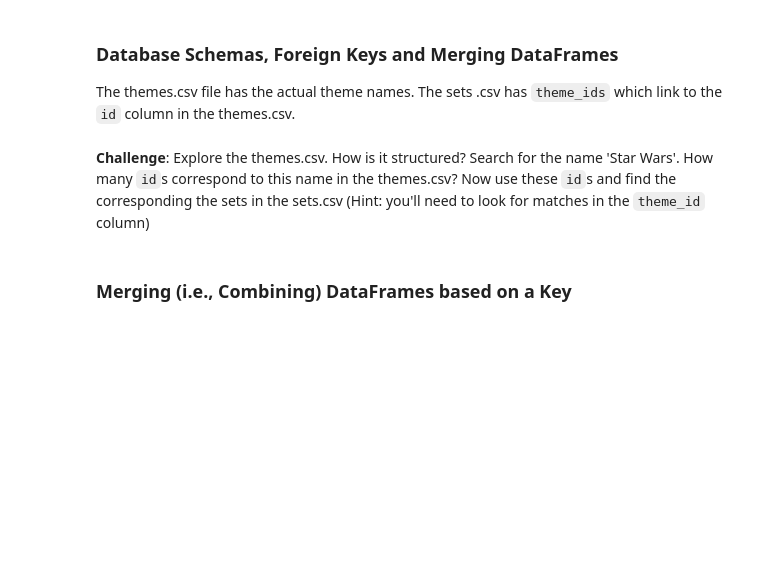
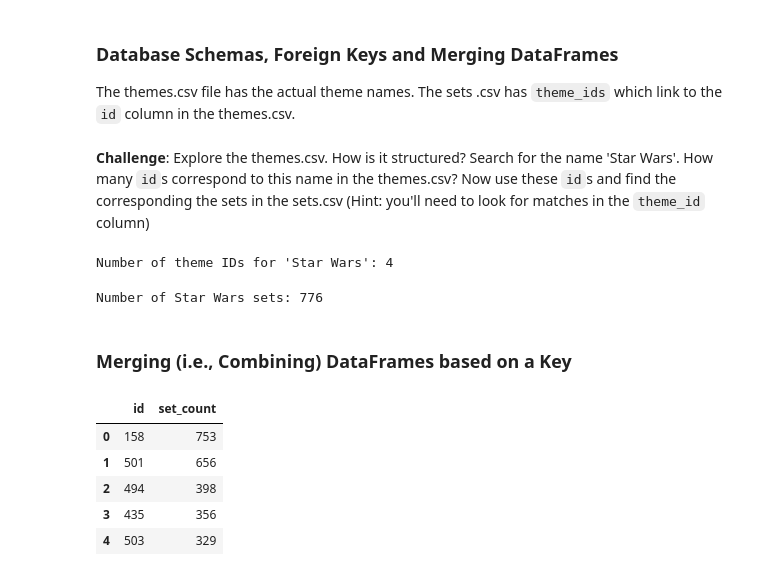
Before and after one commit to heyliceeee/Analyse-Lego-Dataset, a Jupyter notebook: Lego_Analysis.ipynb, the cells around one changed output. Saved outputs shown, nothing was run; the diff lists cells and outputs as text; code cells hidden in the pictures; blank space fills up the shorter version.

```diff
--- a/Lego_Analysis.ipynb
+++ b/Lego_Analysis.ipynb
@@ -280,5 +280,28 @@ top10_themes
 The themes.csv file has the actual theme names. The sets .csv has <code>theme_ids</code> which link to the <code>id</code> column in the themes.csv.
 # %% [markdown]
 **Challenge**: Explore the themes.csv. How is it structured? Search for the name 'Star Wars'. How many <code>id</code>s correspond to this name in the themes.csv? Now use these <code>id</code>s and find the corresponding the sets in the sets.csv (Hint: you'll need to look for matches in the <code>theme_id</code> column)
+# %%
+star_wars_rows = themes[themes["name"] == "Star Wars"] # get the rows where the name is Star Wars
+num_ids = star_wars_rows.shape[0] # get the number of rows
+print(f"Number of theme IDs for 'Star Wars': {num_ids}")
+star_wars_ids = star_wars_rows["id"].tolist() # save IDs
+# %% [output]
+Number of theme IDs for 'Star Wars': 4
+# %%
+star_wars_sets = sets[sets["theme_id"].isin(star_wars_ids)] # get the sets where the theme_id is in the list of Star Wars IDs
+print(f"Number of Star Wars sets: {star_wars_sets.shape[0]}")
+# %% [output]
+Number of Star Wars sets: 776
 # %% [markdown]
 ### Merging (i.e., Combining) DataFrames based on a Key
+# %%
+set_theme_count = sets['theme_id'].value_counts() # count the number of sets per theme
+set_theme_count = pd.DataFrame({'id': set_theme_count.index, 'set_count': set_theme_count.values}) # create a DataFrame
+set_theme_count.head()
+# %% [output]
+|  | id | set_count |
+| 0 | 158 | 753 |
+| 1 | 501 | 656 |
+| 2 | 494 | 398 |
+| 3 | 435 | 356 |
+| 4 | 503 | 329 |
```
Also changed, not shown: parts of 2 cells of this notebook.
